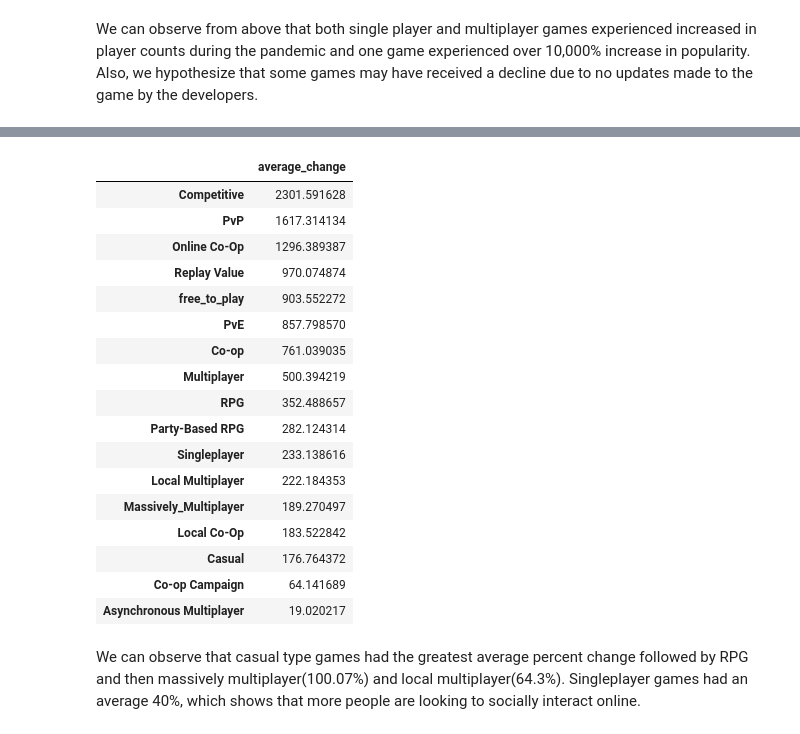
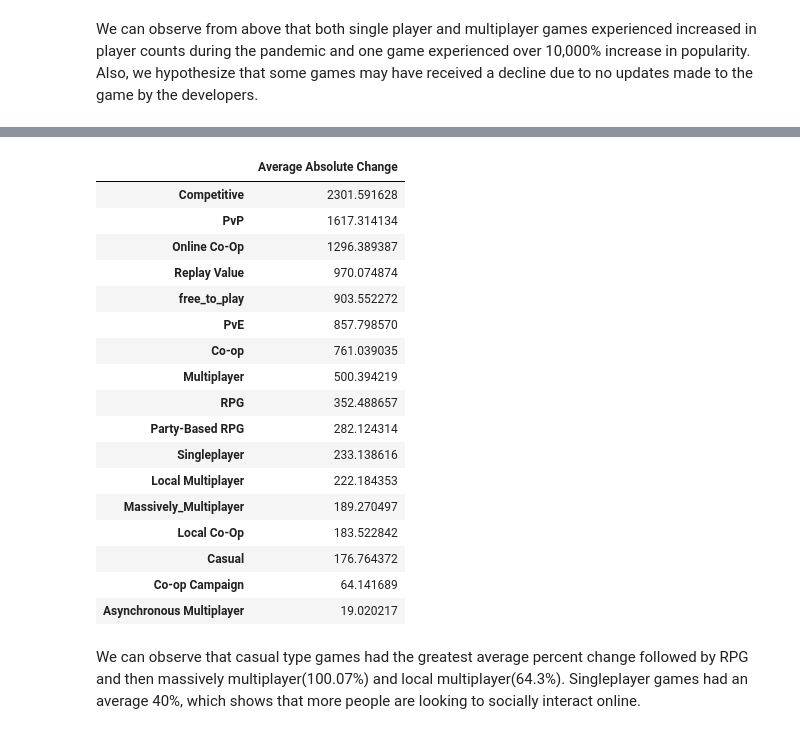
Before and after one commit to tnn050/Social-Gaming-During-COVID-19, a Jupyter notebook: FinalProject_group044.ipynb, the cells around one changed output, grey strips where cells are left out. Drawn from its saved outputs; the diff is of its cells as text; code cells hidden in the pictures.

```diff
--- a/FinalProject_group044.ipynb
+++ b/FinalProject_group044.ipynb
@@ -976,16 +1008,16 @@ NameError: name 'findAvgPercent' is not defined
 # %%
 l = ['Asynchronous Multiplayer', 'Co-op',
        'Co-op Campaign', 'Competitive', 'Local Co-Op', 'Local Multiplayer',
        'Multiplayer', 'Online Co-Op', 'Party-Based RPG', 'PvE', 'PvP',
        'Replay Value', 'Singleplayer', 'free_to_play', 'Casual', 'RPG',
        'Massively_Multiplayer']
 d = dict()
 for c in l:
     d[c] = findAvgChange(combined_reduced_df, c)
 d = dict(sorted(d.items(), key=lambda item: item[1], reverse=True))
-pd.DataFrame.from_dict(d, orient='index', columns=['average_change'])
+pd.DataFrame.from_dict(d, orient='index', columns=['Average Absolute Change'])
 # %% [output]
-|  | average_change |
+|  | Average Absolute Change |
 | Competitive | 2301.591628 |
 | PvP | 1617.314134 |
 | Online Co-Op | 1296.389387 |
```
Also changed, not shown: parts of 12 cells of this notebook, 1 other file.
